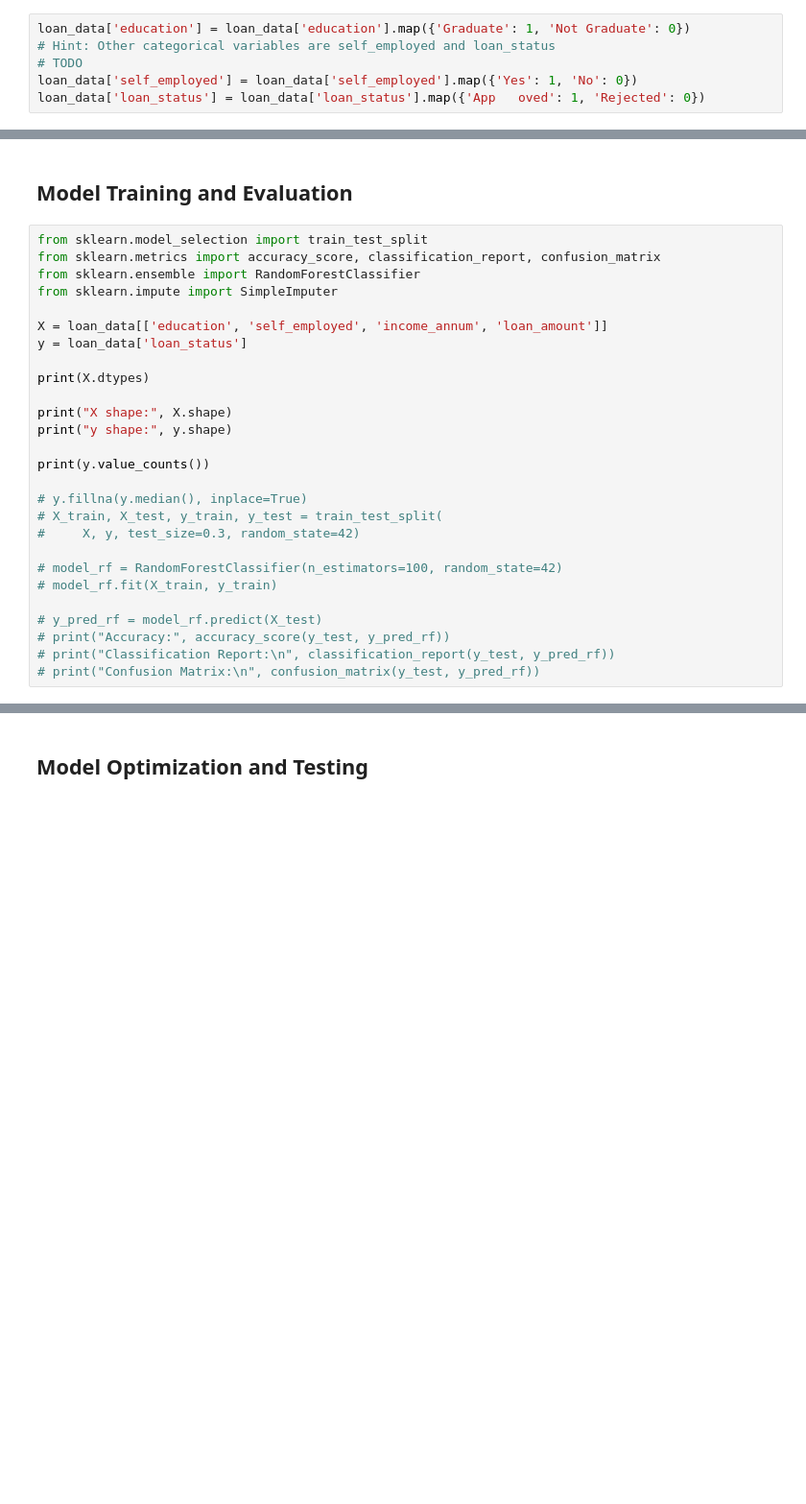
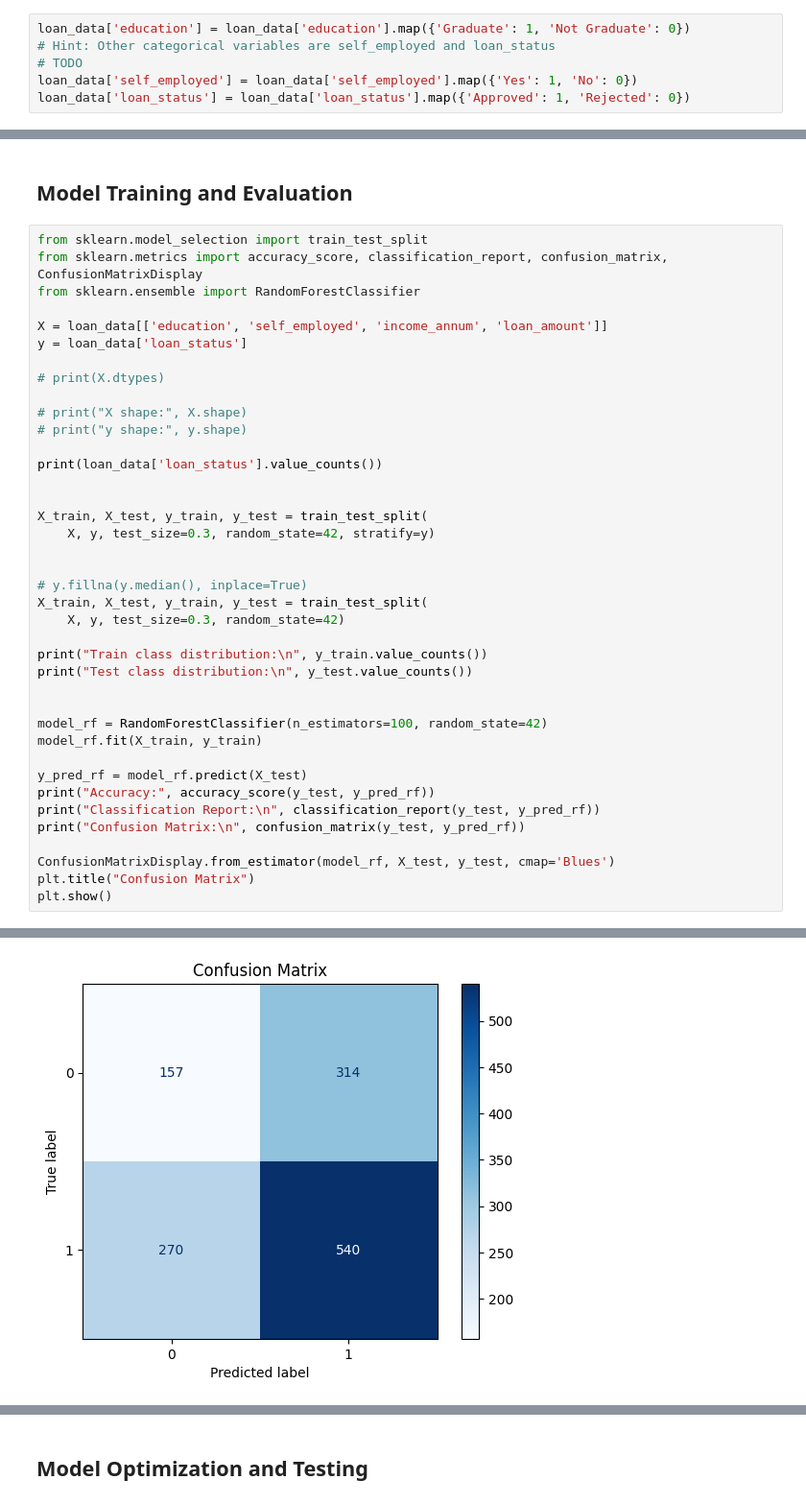
Before and after one commit to elaine950619/MDST-Onboarding-main, a Jupyter notebook: Optional-Challenges/ML/loan_approval.ipynb, the cells around one changed output, grey strips where cells are left out. Shown: that part at 96% size. Drawn from its saved outputs; the diff is of its cells as text; blank space fills up the shorter version.

```diff
--- a/Optional-Challenges/ML/loan_approval.ipynb
+++ b/Optional-Challenges/ML/loan_approval.ipynb
@@ -113,7 +113,7 @@ loan_data['education'] = loan_data['education'].map({'Graduate': 1, 'Not Graduat
 # Hint: Other categorical variables are self_employed and loan_status
 # TODO
 loan_data['self_employed'] = loan_data['self_employed'].map({'Yes': 1, 'No': 0})
-loan_data['loan_status'] = loan_data['loan_status'].map({'App   oved': 1, 'Rejected': 0})
+loan_data['loan_status'] = loan_data['loan_status'].map({'Approved': 1, 'Rejected': 0})
 # %% [markdown]
 ## Model Selection
 
@@ -131,29 +131,41 @@ model_rf = RandomForestClassifier()
 ## Model Training and Evaluation
 # %%
 from sklearn.model_selection import train_test_split
-from sklearn.metrics import accuracy_score, classification_report, confusion_matrix
+from sklearn.metrics import accuracy_score, classification_report, confusion_matrix, ConfusionMatrixDisplay
 from sklearn.ensemble import RandomForestClassifier
-from sklearn.impute import SimpleImputer
 
 X = loan_data[['education', 'self_employed', 'income_annum', 'loan_amount']]
 y = loan_data['loan_status']
 
-print(X.dtypes)
+# print(X.dtypes)
 
-print("X shape:", X.shape)
-print("y shape:", y.shape)
+# print("X shape:", X.shape)
+# print("y shape:", y.shape)
 
-print(y.value_counts())
+print(loan_data['loan_status'].value_counts())
+
+
+X_train, X_test, y_train, y_test = train_test_split(
+    X, y, test_size=0.3, random_state=42, stratify=y)
+
 
 # y.fillna(y.median(), inplace=True)
-# X_train, X_test, y_train, y_test = train_test_split(
-#     X, y, test_size=0.3, random_state=42)
+X_train, X_test, y_train, y_test = train_test_split(
+    X, y, test_size=0.3, random_state=42)
 
-# model_rf = RandomForestClassifier(n_estimators=100, random_state=42)
-# model_rf.fit(X_train, y_train)
+print("Train class distribution:\n", y_train.value_counts())
+print("Test class distribution:\n", y_test.value_counts())
 
-# y_pred_rf = model_rf.predict(X_test)
-# print("Accuracy:", accuracy_score(y_test, y_pred_rf))
-# print("Classification Report:\n", classification_report(y_test, y_pred_rf))
-# print("Confusion Matrix:\n", confusion_matrix(y_test, y_pred_rf))
+
+model_rf = RandomForestClassifier(n_estimators=100, random_state=42)
+model_rf.fit(X_train, y_train)
+
+y_pred_rf = model_rf.predict(X_test)
+print("Accuracy:", accuracy_score(y_test, y_pred_rf))
+print("Classification Report:\n", classification_report(y_test, y_pred_rf))
+print("Confusion Matrix:\n", confusion_matrix(y_test, y_pred_rf))
+
+ConfusionMatrixDisplay.from_estimator(model_rf, X_test, y_test, cmap='Blues')
+plt.title("Confusion Matrix")
+plt.show()
 # %% [output]
@@ -169,0 +189 @@ Name: count, dtype: int64
+[figure, added]
```
Also changed, not shown: parts of 5 cells of this notebook.
